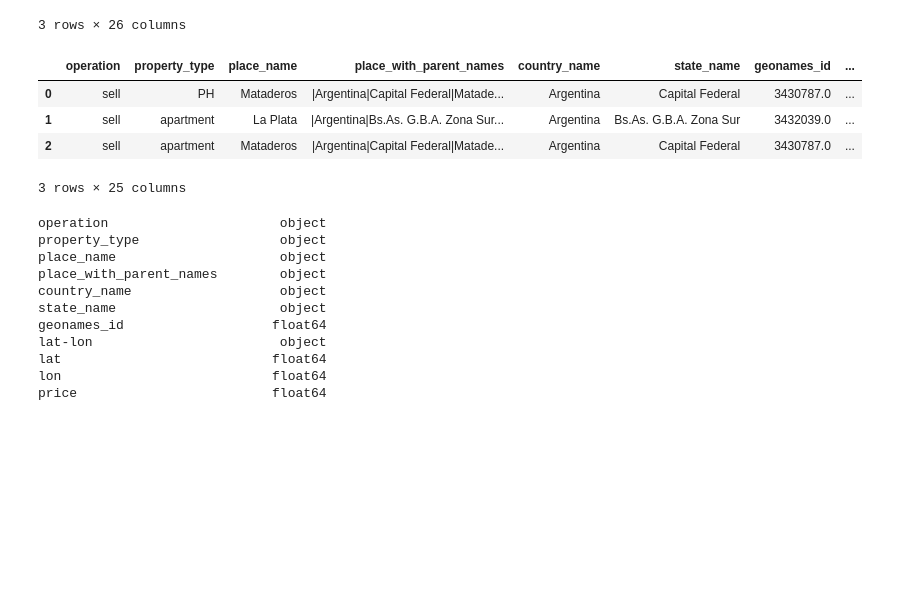
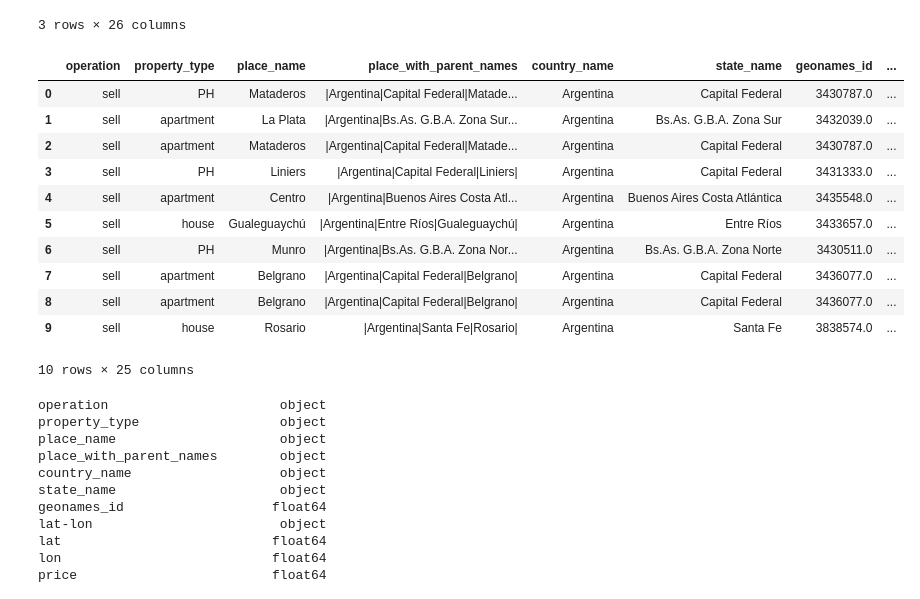
Before and after one commit to BenkosT/TP_Limpieza, a Jupyter notebook: Notebooks/Limpieza.ipynb, the cells around one changed output. Saved outputs shown, nothing was run; the diff lists cells and outputs as text; code cells hidden in the pictures; blank space fills up the shorter version.

```diff
--- a/Notebooks/Limpieza.ipynb
+++ b/Notebooks/Limpieza.ipynb
@@ -16,13 +16,20 @@ data.head(3)
 # %%
 # Eliminamos la columna Unnamed dado que son los mismos indices
 data = data.drop(['Unnamed: 0'], axis=1)
-data.head(3)
+data.head(10)
 # %% [output]
 |  | operation | property_type | place_name | place_with_parent_names | country_name | state_name | geonames_id | ... |
 | 0 | sell | PH | Mataderos | |Argentina|Capital Federal|Matade... | Argentina | Capital Federal | 3430787.0 | ... |
 | 1 | sell | apartment | La Plata | |Argentina|Bs.As. G.B.A. Zona Sur... | Argentina | Bs.As. G.B.A. Zona Sur | 3432039.0 | ... |
 | 2 | sell | apartment | Mataderos | |Argentina|Capital Federal|Matade... | Argentina | Capital Federal | 3430787.0 | ... |
+| 3 | sell | PH | Liniers | |Argentina|Capital Federal|Liniers| | Argentina | Capital Federal | 3431333.0 | ... |
+| 4 | sell | apartment | Centro | |Argentina|Buenos Aires Costa Atl... | Argentina | Buenos Aires Costa Atlántica | 3435548.0 | ... |
+| 5 | sell | house | Gualeguaychú | |Argentina|Entre Ríos|Gualeguaychú| | Argentina | Entre Ríos | 3433657.0 | ... |
+| 6 | sell | PH | Munro | |Argentina|Bs.As. G.B.A. Zona Nor... | Argentina | Bs.As. G.B.A. Zona Norte | 3430511.0 | ... |
+| 7 | sell | apartment | Belgrano | |Argentina|Capital Federal|Belgrano| | Argentina | Capital Federal | 3436077.0 | ... |
+| 8 | sell | apartment | Belgrano | |Argentina|Capital Federal|Belgrano| | Argentina | Capital Federal | 3436077.0 | ... |
+| 9 | sell | house | Rosario | |Argentina|Santa Fe|Rosario| | Argentina | Santa Fe | 3838574.0 | ... |
-3 rows × 25 columns
+10 rows × 25 columns
 # %%
 # Usamos dtypes para saber que tipo de datos se almacenan en el dataset
 data.dtypes
```
Also changed, not shown: parts of 6 cells of this notebook.
